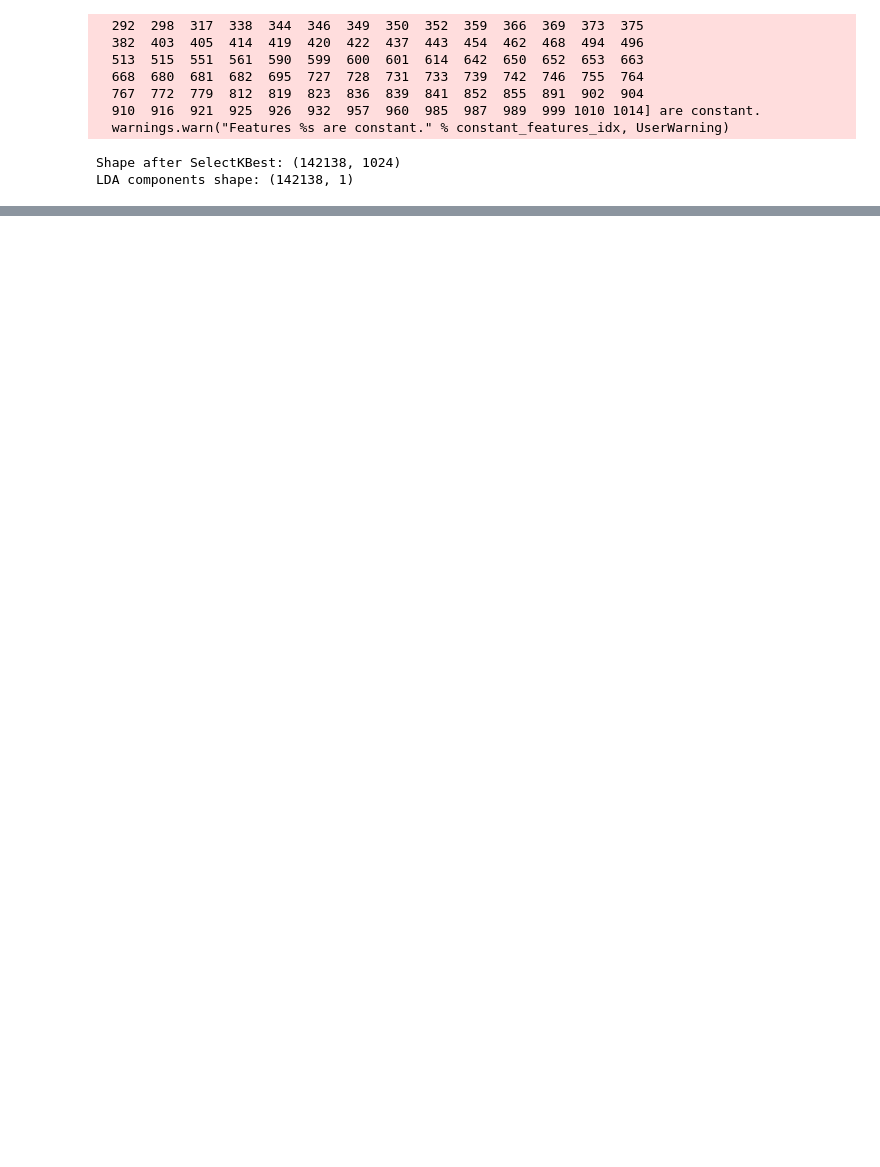
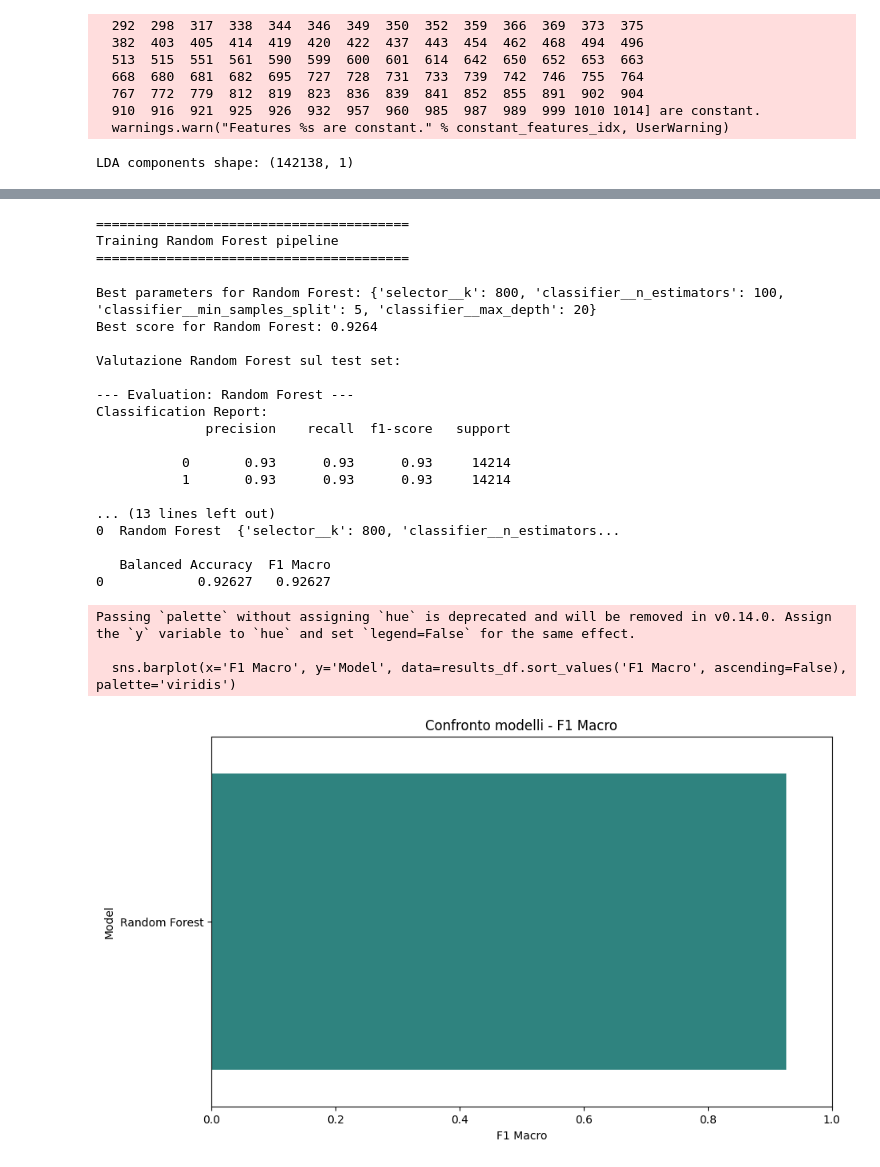
Before and after one commit to noemilatorre/blood_cells_recognition_and_classification, a Jupyter notebook: prova.ipynb, the cells around one changed output, grey strips where cells are left out. Saved outputs shown, nothing was run; the diff lists cells and outputs as text; code cells hidden in the pictures; blank space fills up the shorter version.

```diff
--- a/prova.ipynb
+++ b/prova.ipynb
@@ -85,7 +85,7 @@ def create_rf_pipeline():
     ])
 
     param_dist = {
-        'selector__k': [10, 20, 30, 'all'],
+        'selector__k': [50, 100, 500, 800, 'all'],
         'classifier__n_estimators': [100, 200, 300],
         'classifier__max_depth': [None, 5, 10, 20],
         'classifier__min_samples_split': [2, 5, 10]
@@ -124,7 +124,7 @@ def create_lr_pipeline():
     ])
 
     param_dist = {
-        'selector__k': [10, 20, 30, 'all'],
+        'selector__k': [50, 100, 500, 800, 'all'],
         'classifier__C': [0.001, 0.01, 0.1, 1, 10, 100],
         'classifier__penalty': ['l1', 'l2'],
         'classifier__solver': ['liblinear', 'saga']
@@ -200,7 +200,6 @@ def main():
    # selectkbest features
     selector = SelectKBest(score_func=f_classif, k='all')
     X_selected = selector.fit_transform(X, y)
-    print("Shape after SelectKBest:", X_selected.shape)
 
     lda = LinearDiscriminantAnalysis(n_components=1)
     X_lda = lda.fit_transform(X_selected, y)
@@ -245,7 +244,7 @@ def main():
         # ("KNN", create_knn_pipeline())
     ]
 
-    cv = StratifiedKFold(n_splits=5, shuffle=True, random_state=42)
+    cv = StratifiedKFold(n_splits=3, shuffle=True, random_state=42)
 
     results = []
 
@@ -257,7 +256,7 @@ def main():
         search = RandomizedSearchCV(
             pipeline,
             param_distributions=param_dist,
-            cv=3,
+            cv=cv,
             scoring='f1_macro',
             n_iter=3,
             random_state=42,
@@ -293,32 +292,54 @@ def main():
     print("\nConfronto Finale:")
     print(results_df.sort_values(by="F1 Macro", ascending=False))
     logging.info("\nConfronto Finale:\n" + str(results_df.sort_values(by="F1 Macro", ascending=False)))
 
     plt.figure(figsize=(10, 6))
     sns.barplot(x='F1 Macro', y='Model', data=results_df.sort_values('F1 Macro', ascending=False), palette='viridis')
     plt.title("Confronto modelli - F1 Macro")
     plt.xlim(0, 1)
 
 
-
 if __name__ == "__main__":
     main()
 # %% [output]
 Numero di classi originali: 2
 Distribuzione delle classi:
  0    0.96682
 1    0.03318
 Name: proportion, dtype: float64
 Axes(0.125,0.11;0.775x0.77)
 Shape after SMOTE: (142138, 1024) (142138,)
   292  298  317  338  344  346  349  350  352  359  366  369  373  375
   382  403  405  414  419  420  422  437  443  454  462  468  494  496
   513  515  551  561  590  599  600  601  614  642  650  652  653  663
   668  680  681  682  695  727  728  731  733  739  742  746  755  764
   767  772  779  812  819  823  836  839  841  852  855  891  902  904
   910  916  921  925  926  932  957  960  985  987  989  999 1010 1014] are constant.
   warnings.warn("Features %s are constant." % constant_features_idx, UserWarning)
-Shape after SelectKBest: (142138, 1024)
 LDA components shape: (142138, 1)
 [figure]
 [figure]
+========================================
+Training Random Forest pipeline
+========================================
+Best parameters for Random Forest: {'selector__k': 800, 'classifier__n_estimators': 100, 'classifier__min_samples_split': 5, 'classifier__max_depth': 20}
+Best score for Random Forest: 0.9264
+
+Valutazione Random Forest sul test set:
+
+--- Evaluation: Random Forest ---
+Classification Report:
+              precision    recall  f1-score   support
+
+           0       0.93      0.93      0.93     14214
+           1       0.93      0.93      0.93     14214
+
+... (13 lines left out)
+0  Random Forest  {'selector__k': 800, 'classifier__n_estimators...
+
+   Balanced Accuracy  F1 Macro
+0            0.92627   0.92627
+Passing `palette` without assigning `hue` is deprecated and will be removed in v0.14.0. Assign the `y` variable to `hue` and set `legend=False` for the same effect.
+
+  sns.barplot(x='F1 Macro', y='Model', data=results_df.sort_values('F1 Macro', ascending=False), palette='viridis')
+[figure, added]
```
Also changed, not shown: 1 other file.
